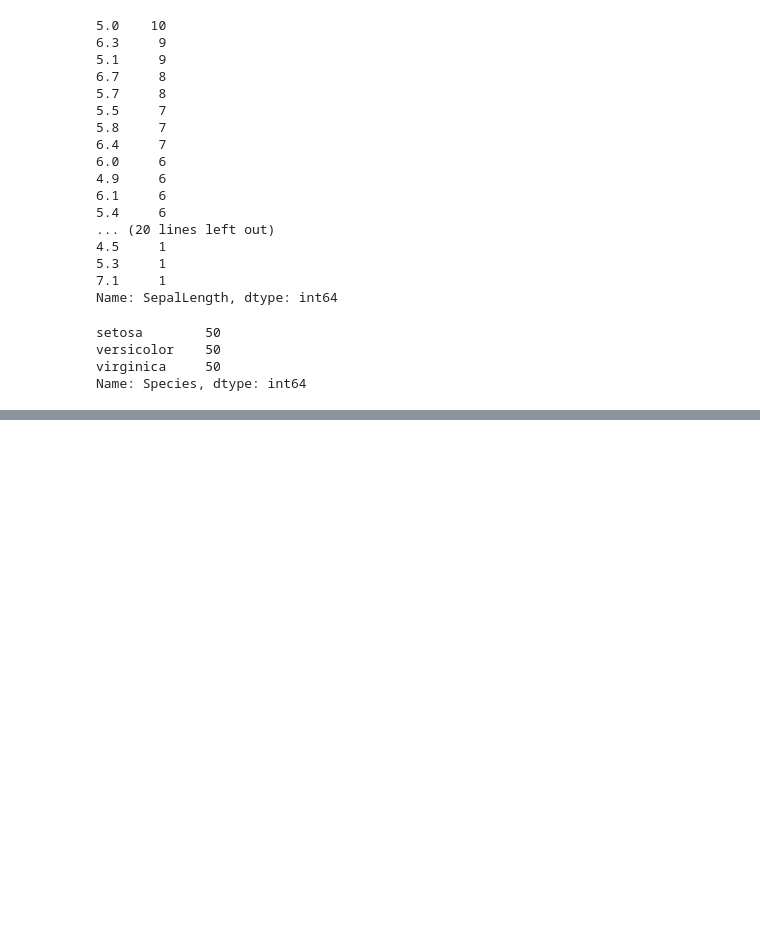
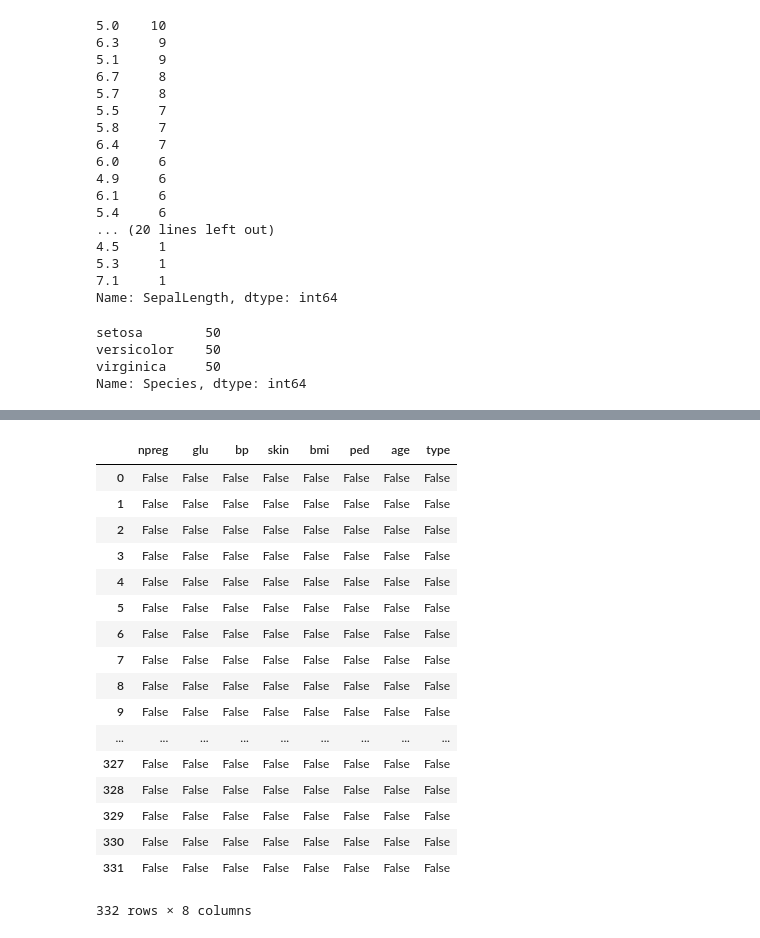
Before and after one commit to silverstone1903/Pandas-Giris, a Jupyter notebook: Pandas.ipynb, the cells around one changed output, grey strips where cells are left out. Drawn from its saved outputs; the diff is of its cells as text; code cells hidden in the pictures; blank space fills up the shorter version.

```diff
--- a/Pandas.ipynb
+++ b/Pandas.ipynb
@@ -793,0 +894,21 @@ pd.pivot(index=iris.index, columns=iris.Species, values=iris.SepalLength).fillna
+# %%
+diabet.isna()
+# %% [output]
+|  | npreg | glu | bp | skin | bmi | ped | age | type |
+| 0 | False | False | False | False | False | False | False | False |
+| 1 | False | False | False | False | False | False | False | False |
+| 2 | False | False | False | False | False | False | False | False |
+| 3 | False | False | False | False | False | False | False | False |
+| 4 | False | False | False | False | False | False | False | False |
+| 5 | False | False | False | False | False | False | False | False |
+| 6 | False | False | False | False | False | False | False | False |
+| 7 | False | False | False | False | False | False | False | False |
+| 8 | False | False | False | False | False | False | False | False |
+| 9 | False | False | False | False | False | False | False | False |
+| ... | ... | ... | ... | ... | ... | ... | ... | ... |
+| 327 | False | False | False | False | False | False | False | False |
+| 328 | False | False | False | False | False | False | False | False |
+| 329 | False | False | False | False | False | False | False | False |
+| 330 | False | False | False | False | False | False | False | False |
+| 331 | False | False | False | False | False | False | False | False |
+332 rows × 8 columns
```
Also changed, not shown: parts of 47 cells of this notebook.
